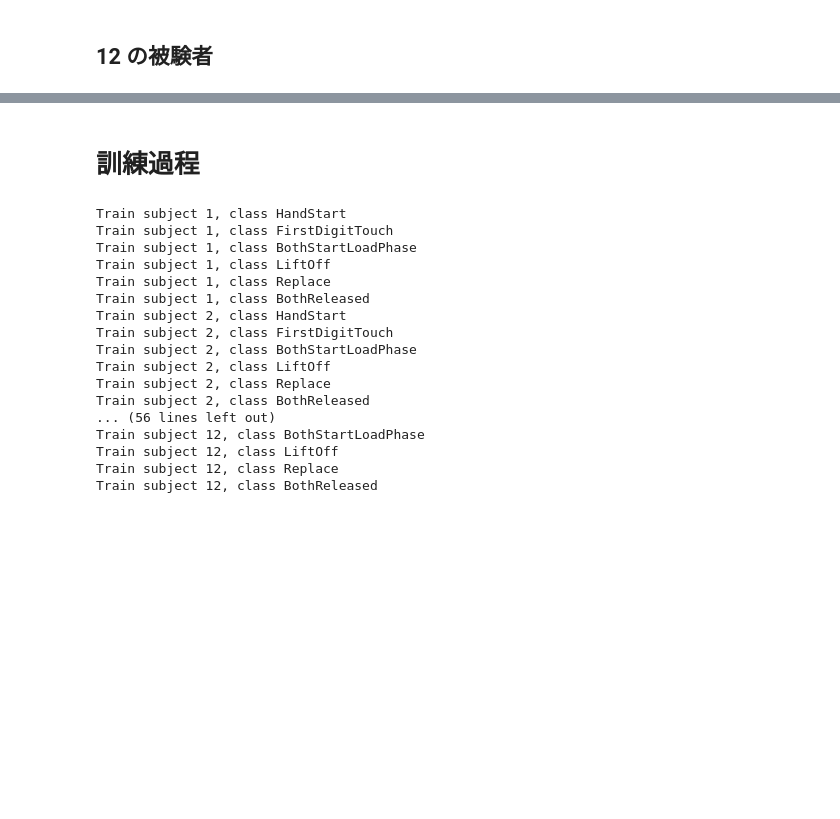
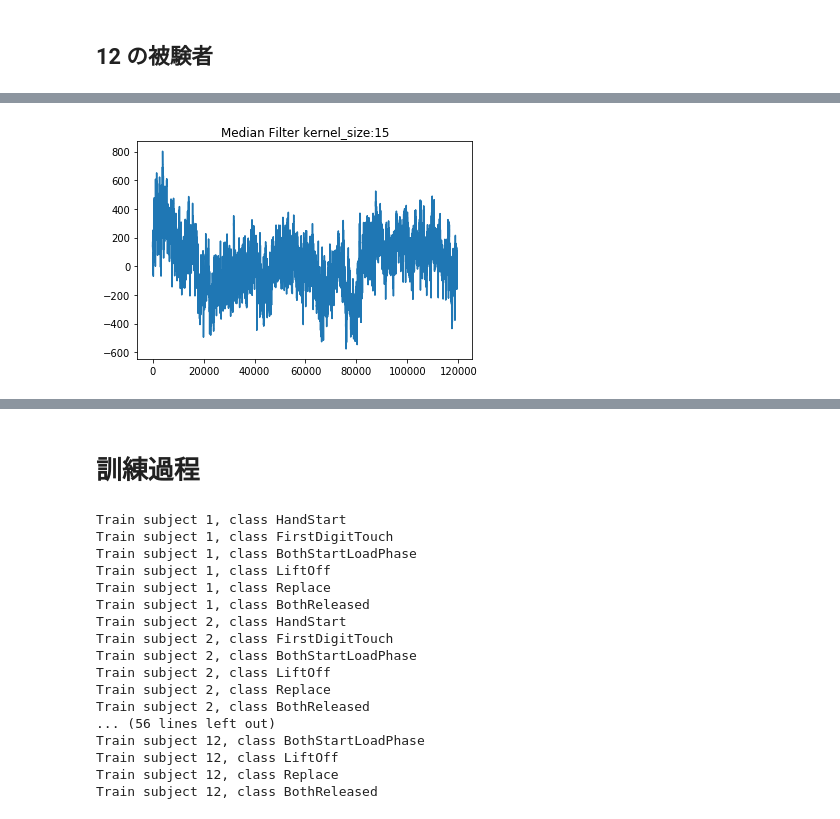
Before and after one commit to shimalice/GAL_EEG, a Jupyter notebook: test.ipynb, the cells around one changed output, grey strips where cells are left out. Cells and saved outputs as stored; diff of their text form; code cells hidden in the pictures; blank space fills up the shorter version.

```diff
--- a/test.ipynb
+++ b/test.ipynb
@@ -98,0 +341,12 @@ pred_tot = []
+# %%
+kernel = 15
+X_Oz_m = signal.medfilt(X_Oz, kernel_size=kernel)
+# %%
+fig, ax = plt.subplots()
+
+ax.plot(X_Oz_m)
+ax.set_title('Median Filter kernel_size:'+str(kernel))
+
+plt.show()
+# %% [output]
+[figure, added]
```
Also changed, not shown: parts of 45 cells of this notebook.
